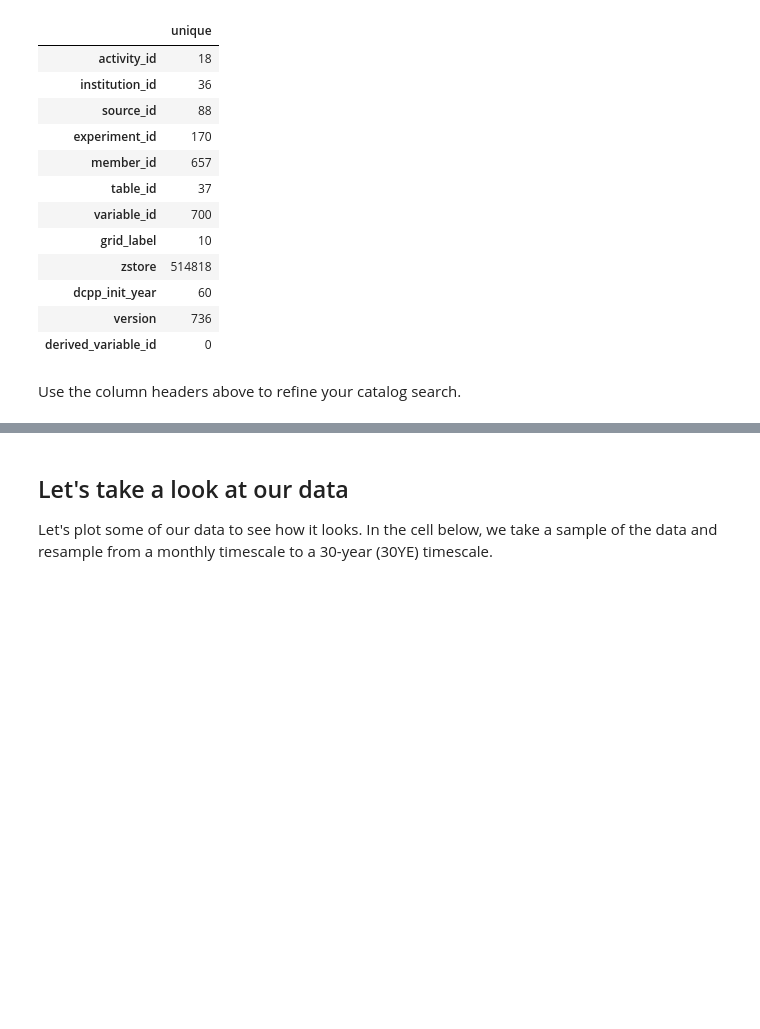
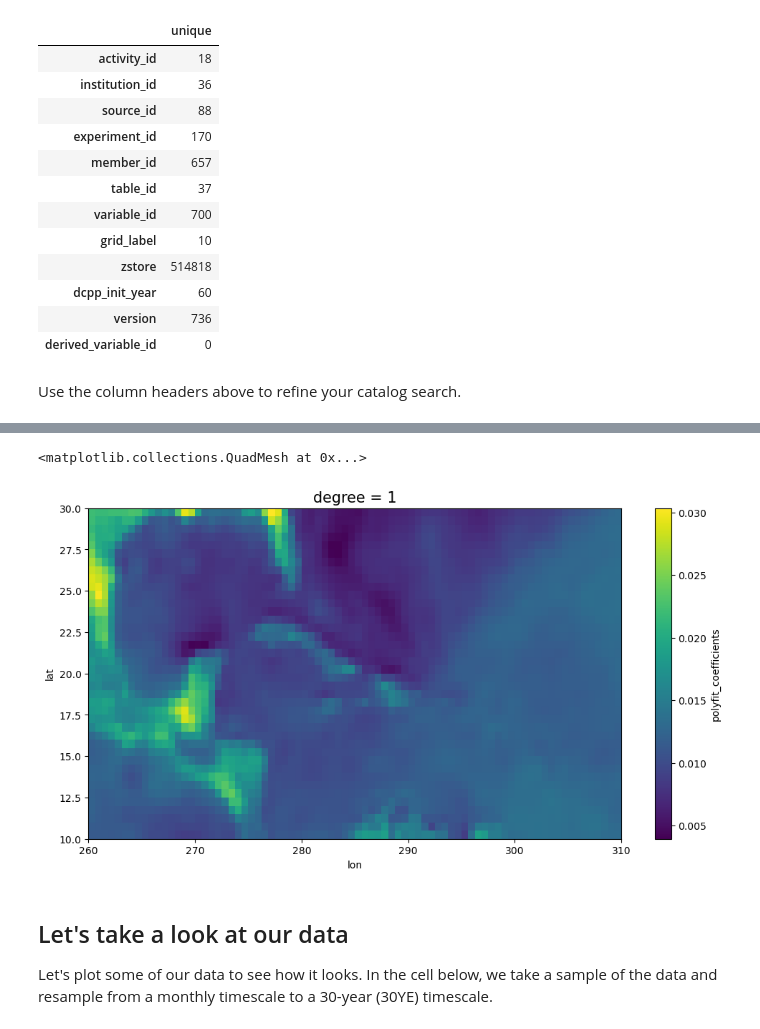
Before and after one commit to ProjectPythia/CFC-extreme-weather-cookbook, a Jupyter notebook: notebooks/cfc-atm.ipynb, the cells around one changed output, grey strips where cells are left out. Cells and saved outputs as stored; diff of their text form; code cells hidden in the pictures; blank space fills up the shorter version.

```diff
--- a/notebooks/cfc-atm.ipynb
+++ b/notebooks/cfc-atm.ipynb
@@ -237,3 +283,35 @@ Coordinates:
+# %%
+# Grab subset of full data
+da = dsFULL.tas.sel(time=dsFULL.time.dt.month.isin([8,9,10]), lat=slice(10, 30), lon=slice(260, 310)).groupby('time.year').mean('time')
+da = da.sel(year=slice(1950, 2014))
+
+# define a function to compute a linear trend of a timeseries. Credit to Ryan Abernathy. In this version,
+# the time dims is replaced with its index range.
+def linear_trend(x):
+    trange = np.arange(0, x.year.shape[0])
+    pf = np.polyfit(trange, x, 1)
+    # we need to return a dataarray or else xarray's groupby won't be happy
+    return xr.DataArray(pf[0])
+
+# stack lat and lon into a single dimension called allpoints
+stacked = da.stack(allpoints=['lat','lon'])
+
+# apply the function over allpoints to calculate the trend at each point. Parallelizing with dask.
+trend_dask = xr.apply_ufunc(linear_trend,
+                            stacked,
+                            dask='parallelized',
+                            output_dtypes=['d'])
+
+# unstack back to lat lon coordinates
+trend_unstacked = trend_dask.unstack('allpoints')
+
+client.shutdown()
+# %%
+res = da.polyfit(dim="year", deg=1)
+res.polyfit_coefficients[0].plot()
+# %% [output]
+<matplotlib.collections.QuadMesh at 0x...>
+[figure, added]
 # %% [markdown]
 ## Let's take a look at our data
 
```
Also changed, not shown: parts of 15 cells of this notebook, 2 other files.
